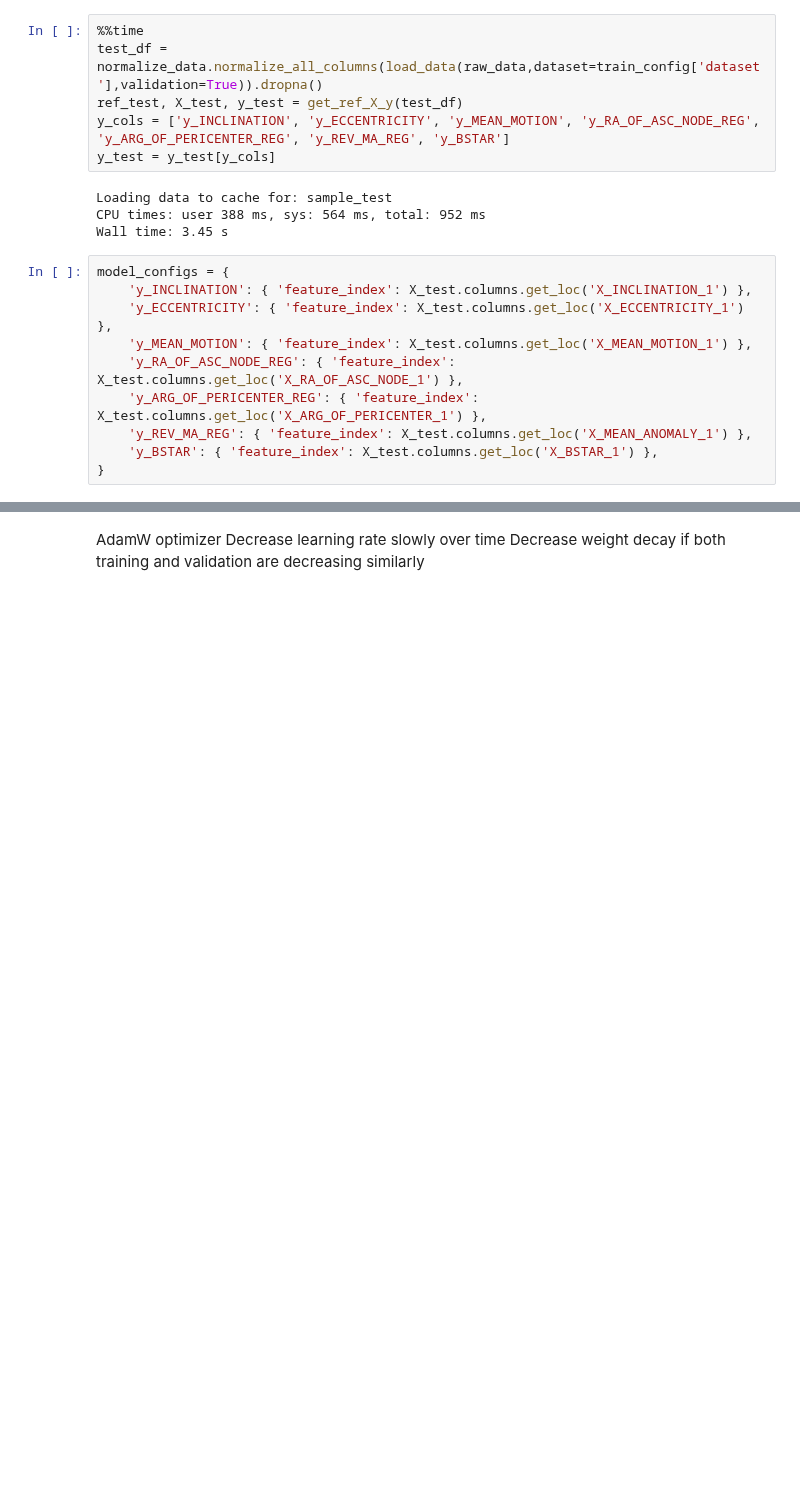
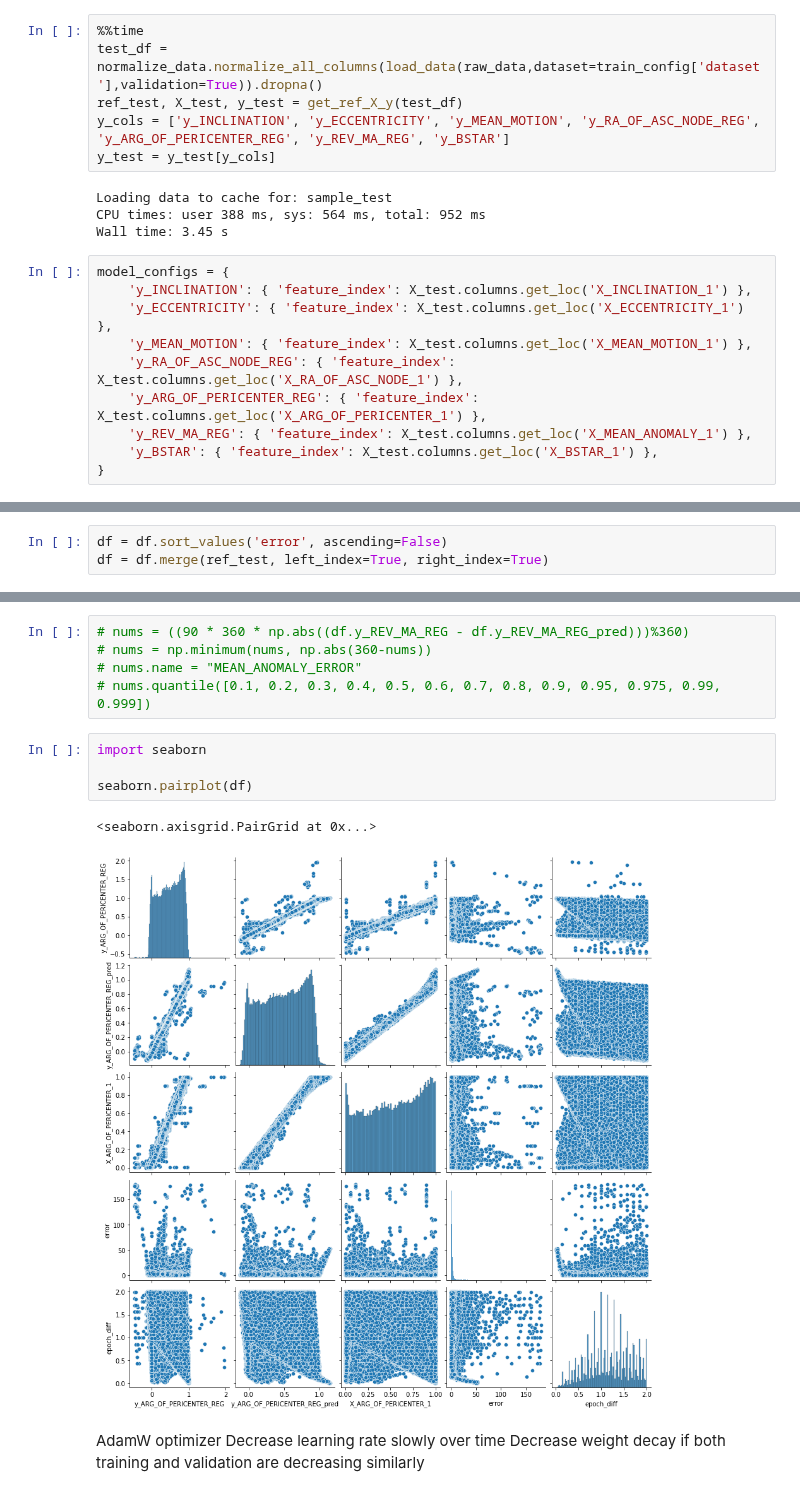
Before and after one commit to cm-tle-pred/tle-prediction, a Jupyter notebook: models/model_t5/model_overview.ipynb, the cells around one changed output, grey strips where cells are left out. Saved outputs shown, nothing was run; the diff lists cells and outputs as text; blank space fills up the shorter version.

```diff
--- a/models/model_t5/model_overview.ipynb
+++ b/models/model_t5/model_overview.ipynb
@@ -171,0 +195,3 @@ AttributeError: 'DataFrame' object has no attribute 'y_RA_OF_ASC_NODE_REG'
+# %%
+df = df.sort_values('error', ascending=False)
+df = df.merge(ref_test, left_index=True, right_index=True)
@@ -172,3 +238,15 @@ AttributeError: 'DataFrame' object has no attribute 'y_RA_OF_ASC_NODE_REG'
+# %%
+# nums = ((90 * 360 * np.abs((df.y_REV_MA_REG - df.y_REV_MA_REG_pred)))%360)
+# nums = np.minimum(nums, np.abs(360-nums))
+# nums.name = "MEAN_ANOMALY_ERROR"
+# nums.quantile([0.1, 0.2, 0.3, 0.4, 0.5, 0.6, 0.7, 0.8, 0.9, 0.95, 0.975, 0.99, 0.999])
+# %%
+import seaborn
+
+seaborn.pairplot(df)
+# %% [output]
+<seaborn.axisgrid.PairGrid at 0x...>
+[figure, added]
 # %% [markdown]
 AdamW optimizer
 Decrease learning rate slowly over time
```
Also changed, not shown: parts of 8 cells of this notebook, 5 other files.
